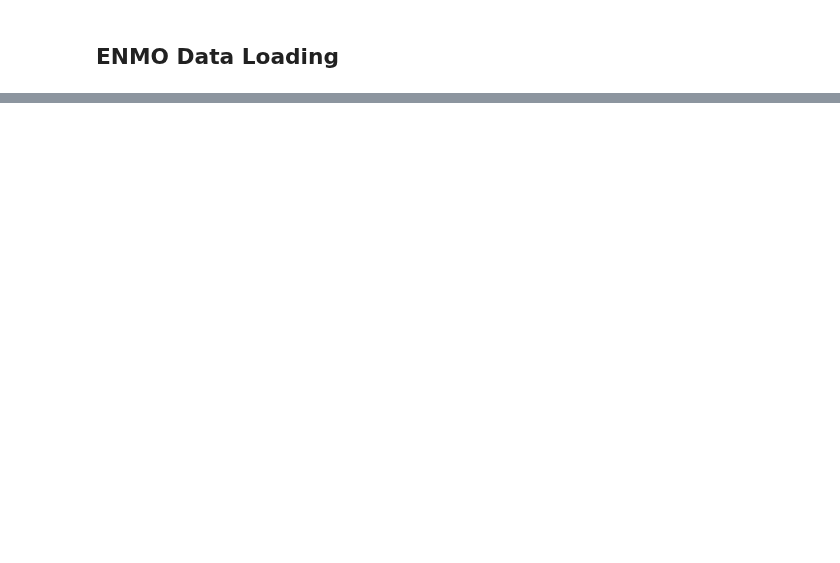
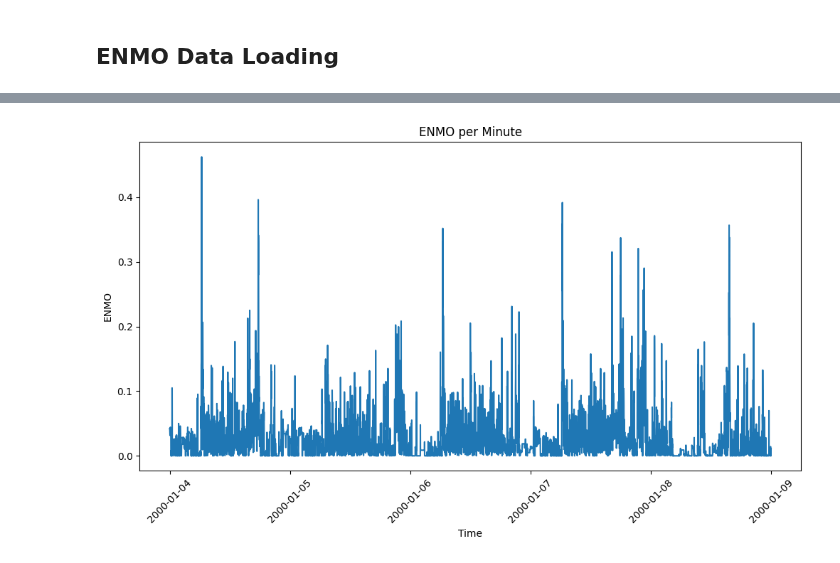
Before and after one commit to ADAMMA-CDHI-ETH-Zurich/CosinorAge, a Jupyter notebook: examples/data_loading.ipynb, the cells around one changed output, grey strips where cells are left out. Cells and saved outputs as stored; diff of their text form; code cells hidden in the pictures; blank space fills up the shorter version.

```diff
--- a/examples/data_loading.ipynb
+++ b/examples/data_loading.ipynb
@@ -35,5 +12,5 @@ acc_reader.enmo_per_minute.head()
 # %% [markdown]
 ## ENMO Data Loading
 # %%
-enmo_reader = ENMODataLoader(input_file_path='../data/62164.csv')
-enmo_reader.load_data()
+enmo_loader = ENMODataLoader(input_file_path='../data/62164.csv')
+enmo_loader.load_data()
@@ -74,0 +17,4 @@ Timestamp('2000-01-04 00:00:00')
+# %%
+plot_enmo(enmo_loader)
+# %% [output]
+[figure, added]
```
Also changed, not shown: parts of 17 cells of this notebook, 6 other files.
